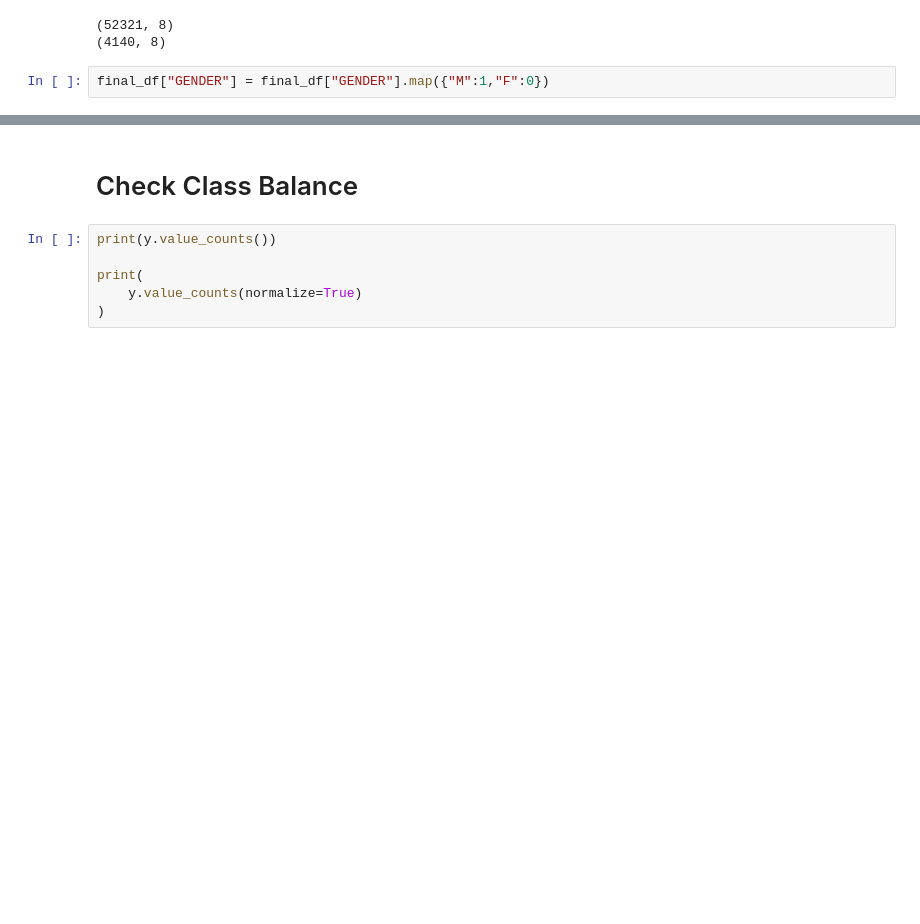
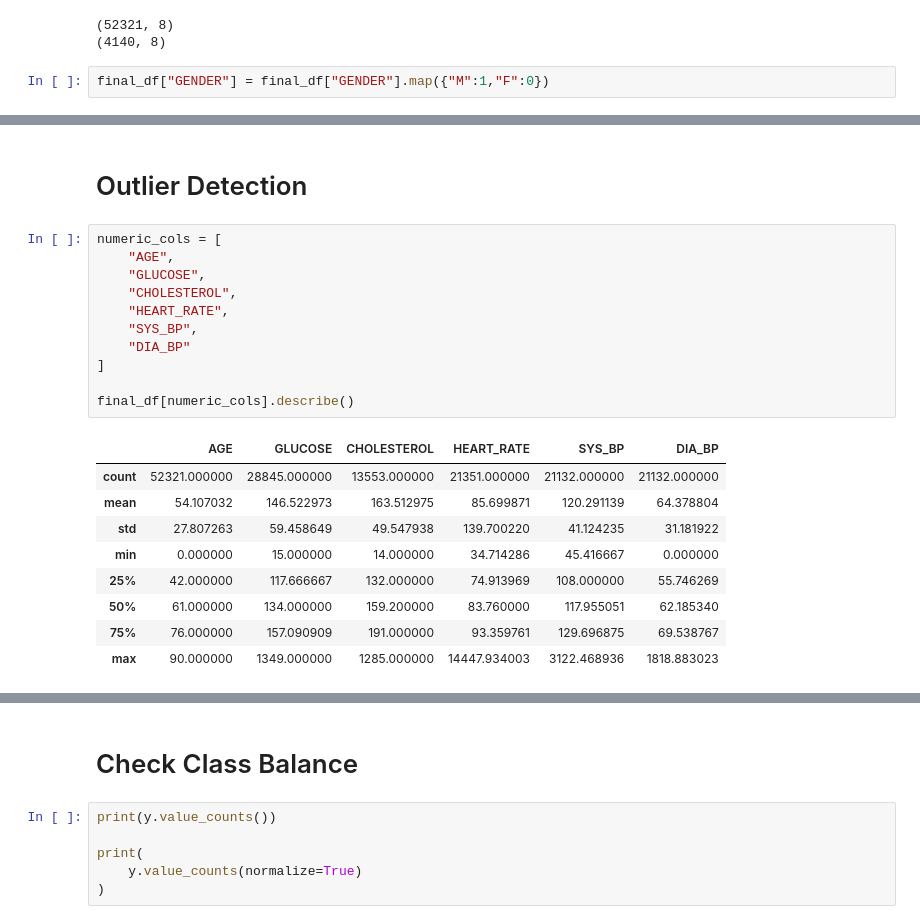
Before and after one commit to mynameisnitya/Federated-LEarning-for-CVD-Prediction, a Jupyter notebook: 01_MIMIC_Exploration_CVD.ipynb, the cells around one changed output, grey strips where cells are left out. Cells and saved outputs as stored; diff of their text form; blank space fills up the shorter version.

```diff
--- a/01_MIMIC_Exploration_CVD.ipynb
+++ b/01_MIMIC_Exploration_CVD.ipynb
@@ -623,0 +634,23 @@ final_df["GENDER"] = final_df["GENDER"].map({"M":1,"F":0})
+# %% [markdown]
+# Outlier Detection
+# %%
+numeric_cols = [
+    "AGE",
+    "GLUCOSE",
+    "CHOLESTEROL",
+    "HEART_RATE",
+    "SYS_BP",
+    "DIA_BP"
+]
+
+final_df[numeric_cols].describe()
+# %% [output]
+|  | AGE | GLUCOSE | CHOLESTEROL | HEART_RATE | SYS_BP | DIA_BP |
+| count | 52321.000000 | 28845.000000 | 13553.000000 | 21351.000000 | 21132.000000 | 21132.000000 |
+| mean | 54.107032 | 146.522973 | 163.512975 | 85.699871 | 120.291139 | 64.378804 |
+| std | 27.807263 | 59.458649 | 49.547938 | 139.700220 | 41.124235 | 31.181922 |
+| min | 0.000000 | 15.000000 | 14.000000 | 34.714286 | 45.416667 | 0.000000 |
+| 25% | 42.000000 | 117.666667 | 132.000000 | 74.913969 | 108.000000 | 55.746269 |
+| 50% | 61.000000 | 134.000000 | 159.200000 | 83.760000 | 117.955051 | 62.185340 |
+| 75% | 76.000000 | 157.090909 | 191.000000 | 93.359761 | 129.696875 | 69.538767 |
+| max | 90.000000 | 1349.000000 | 1285.000000 | 14447.934003 | 3122.468936 | 1818.883023 |
```
Also changed, not shown: parts of 32 cells of this notebook.
